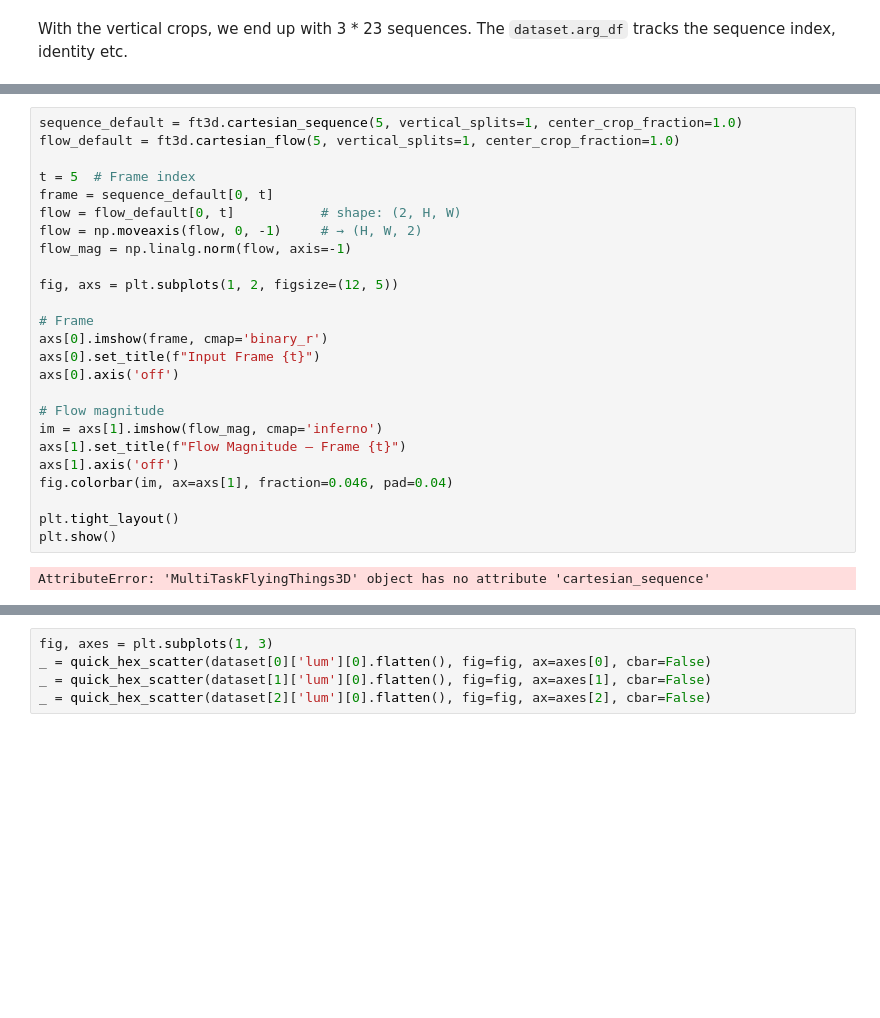
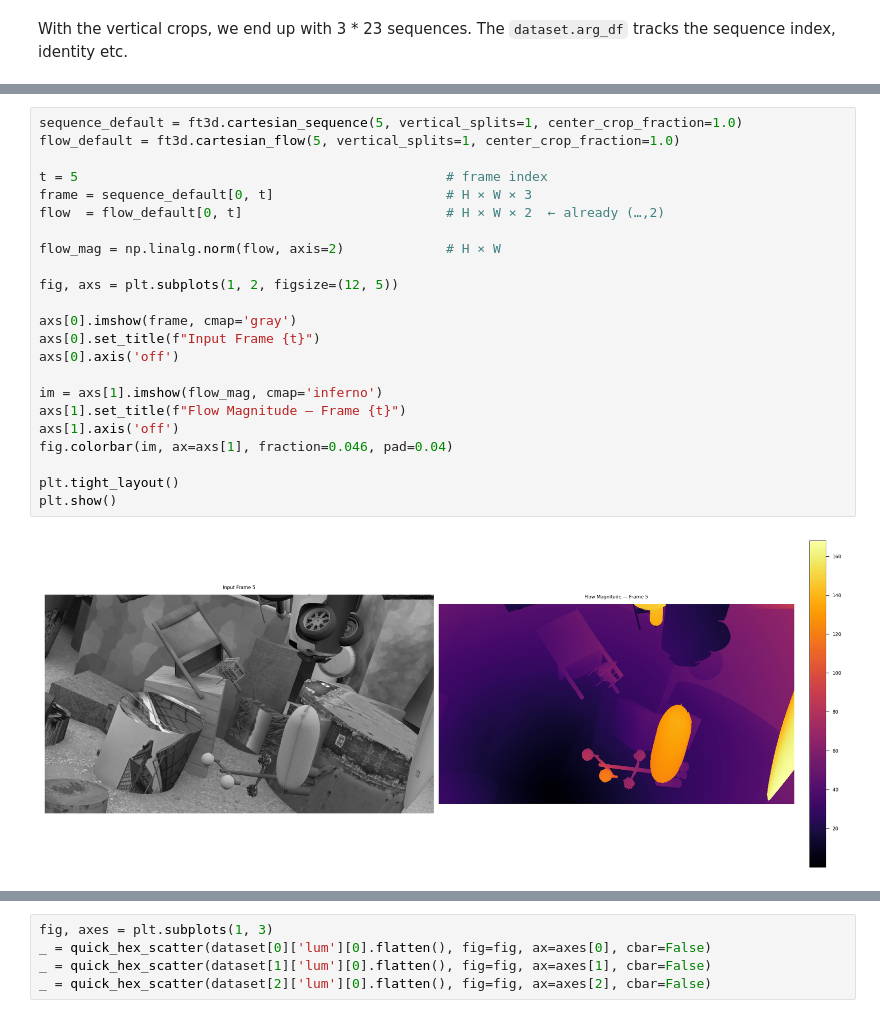
Before and after one commit to greenfire0/flyvis, a Jupyter notebook: examples/mc/02_flyvision_optic_flow_task.ipynb, the cells around one changed output, grey strips where cells are left out. Cells and saved outputs as stored; diff of their text form; blank space fills up the shorter version.

```diff
--- a/examples/mc/02_flyvision_optic_flow_task.ipynb
+++ b/examples/mc/02_flyvision_optic_flow_task.ipynb
@@ -249,30 +263,28 @@ dataset.arg_df
 # %%
 sequence_default = ft3d.cartesian_sequence(5, vertical_splits=1, center_crop_fraction=1.0)
 flow_default = ft3d.cartesian_flow(5, vertical_splits=1, center_crop_fraction=1.0)
 
-t = 5  # Frame index
-frame = sequence_default[0, t]
-flow = flow_default[0, t]           # shape: (2, H, W)
-flow = np.moveaxis(flow, 0, -1)     # → (H, W, 2)
-flow_mag = np.linalg.norm(flow, axis=-1)
+t = 5                                               # frame index
+frame = sequence_default[0, t]                      # H × W × 3
+flow  = flow_default[0, t]                          # H × W × 2  ← already (…,2)
+
+flow_mag = np.linalg.norm(flow, axis=2)             # H × W
 
 fig, axs = plt.subplots(1, 2, figsize=(12, 5))
 
-# Frame
-axs[0].imshow(frame, cmap='binary_r')
+axs[0].imshow(frame, cmap='gray')
 axs[0].set_title(f"Input Frame {t}")
 axs[0].axis('off')
 
-# Flow magnitude
 im = axs[1].imshow(flow_mag, cmap='inferno')
 axs[1].set_title(f"Flow Magnitude — Frame {t}")
 axs[1].axis('off')
 fig.colorbar(im, ax=axs[1], fraction=0.046, pad=0.04)
 
 plt.tight_layout()
 plt.show()
 # %% [output]
-AttributeError: 'MultiTaskFlyingThings3D' object has no attribute 'cartesian_sequence'
+[figure, added]
 # %%
 flow_custom = normalized_ft3d.cartesian_flow(0, vertical_splits=1, center_crop_fraction=1.0)
 frame =flow_custom[0, 0]            # (540, 960, 2)
```
Also changed, not shown: parts of 28 cells of this notebook, 10 other files.
